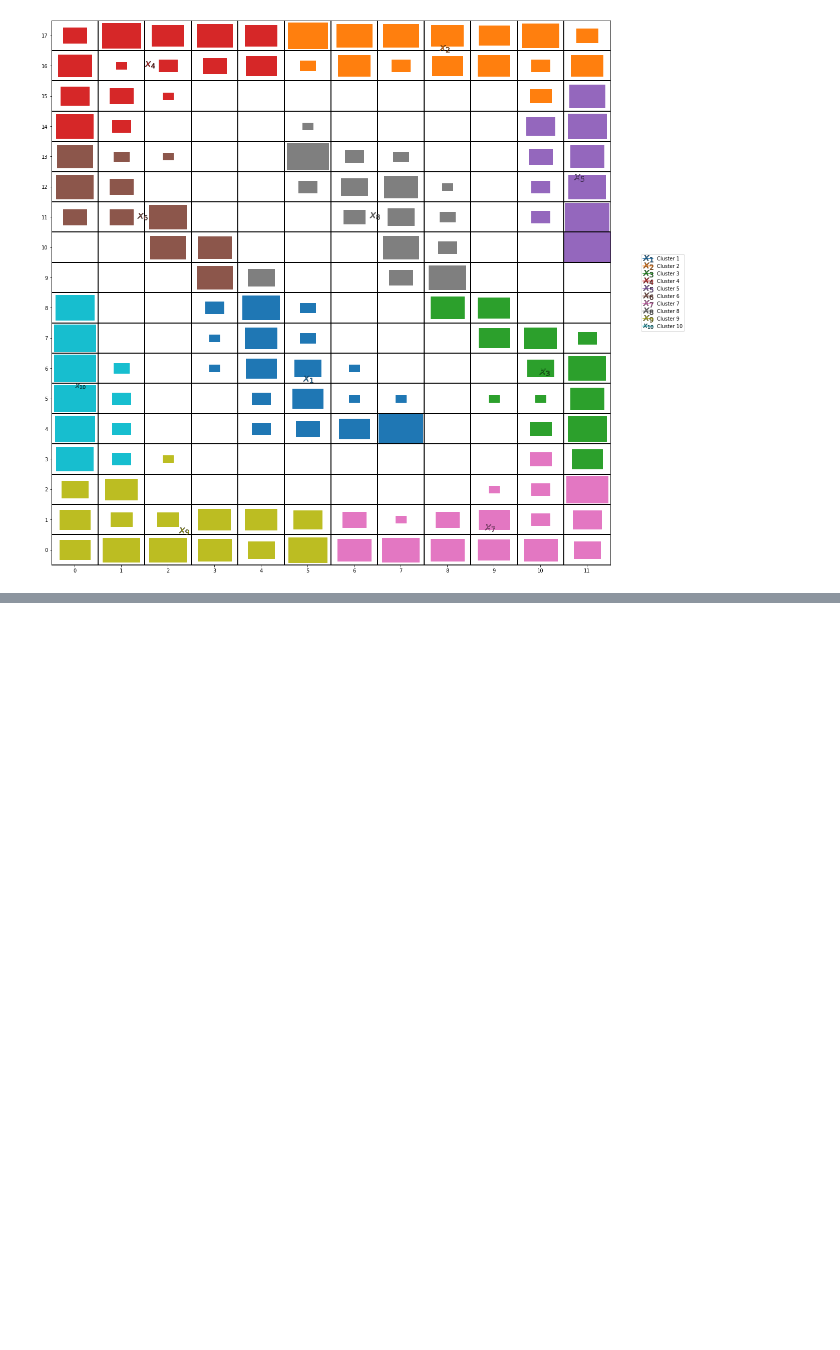
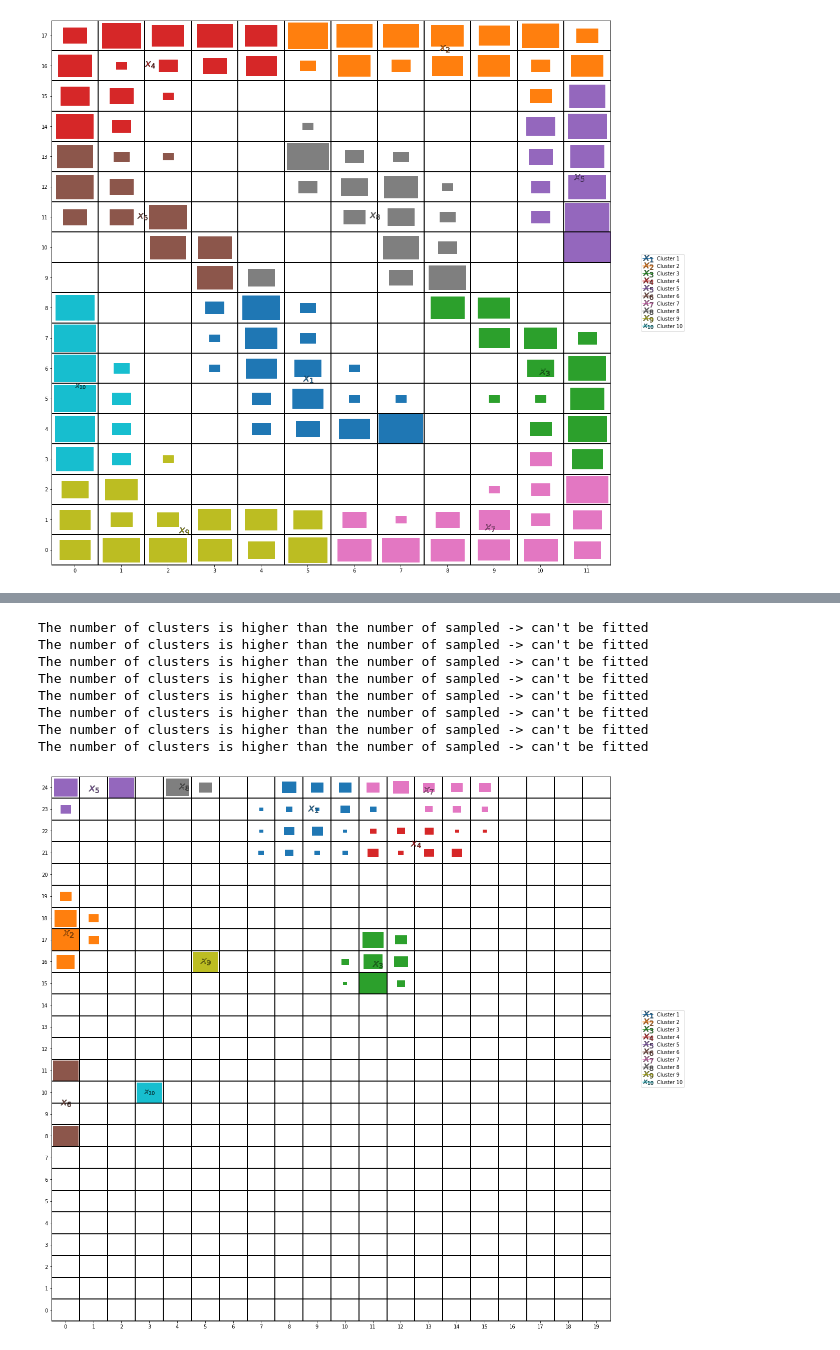
Before and after one commit to e08330864/SOM, a Jupyter notebook: SOM_k_means.ipynb, the cells around one changed output, grey strips where cells are left out. Saved outputs shown, nothing was run; the diff lists cells and outputs as text; code cells hidden in the pictures; blank space fills up the shorter version.

```diff
--- a/SOM_k_means.ipynb
+++ b/SOM_k_means.ipynb
@@ -424,0 +464,27 @@ chainlink_kmeans.get_kmeans_plot(grid=True, link_clusters=False, threshold=1.2).
+# %%
+clusters10_kmeans_own = MyKMeansOnSOMLib(k=10, n_init=100, max_iter=10000, random_state=42)
+for (x, y) in sizes:
+    for sigma in sigmas:
+        for learning_rate in learning_rates:
+            clusters10_kmeans_own.load_files(
+                filePath=path_10clusters_own.format(
+                    x,
+                    y,
+                    sigma,
+                    learning_rate
+                ))
+            try:
+                clusters10_kmeans_own.fit()
+                clusters10_kmeans_own.get_kmeans_plot(grid=True, density=(x > 40) or (y > 40), link_clusters=False, threshold=1.2)
+            except ValueError:
+                print("The number of clusters is higher than the number of sampled -> can't be fitted")
+# %% [output]
+The number of clusters is higher than the number of sampled -> can't be fitted
+The number of clusters is higher than the number of sampled -> can't be fitted
+The number of clusters is higher than the number of sampled -> can't be fitted
+The number of clusters is higher than the number of sampled -> can't be fitted
+The number of clusters is higher than the number of sampled -> can't be fitted
+The number of clusters is higher than the number of sampled -> can't be fitted
+The number of clusters is higher than the number of sampled -> can't be fitted
+The number of clusters is higher than the number of sampled -> can't be fitted
+[figure, added]
```
Also changed, not shown: parts of 8 cells of this notebook.
